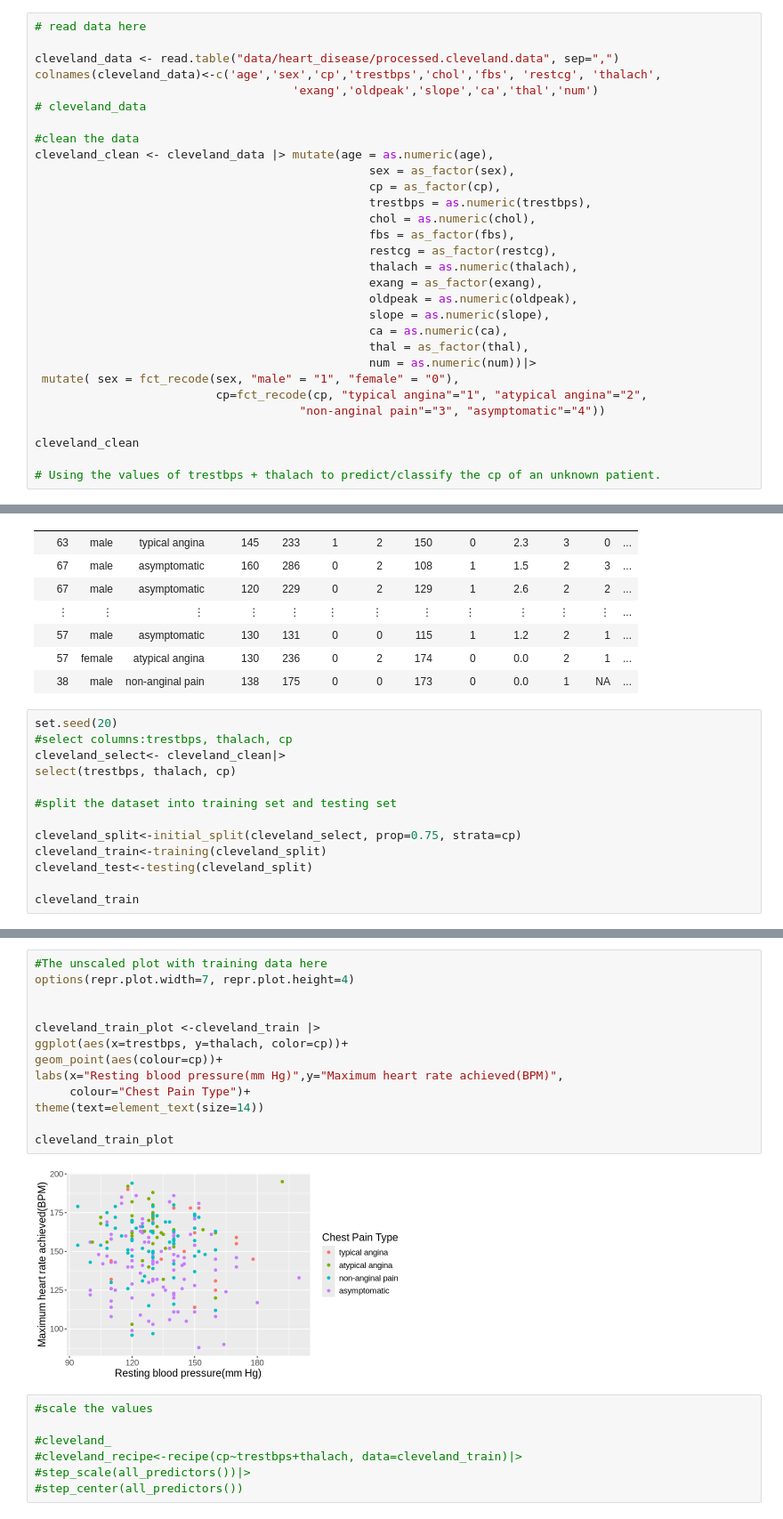
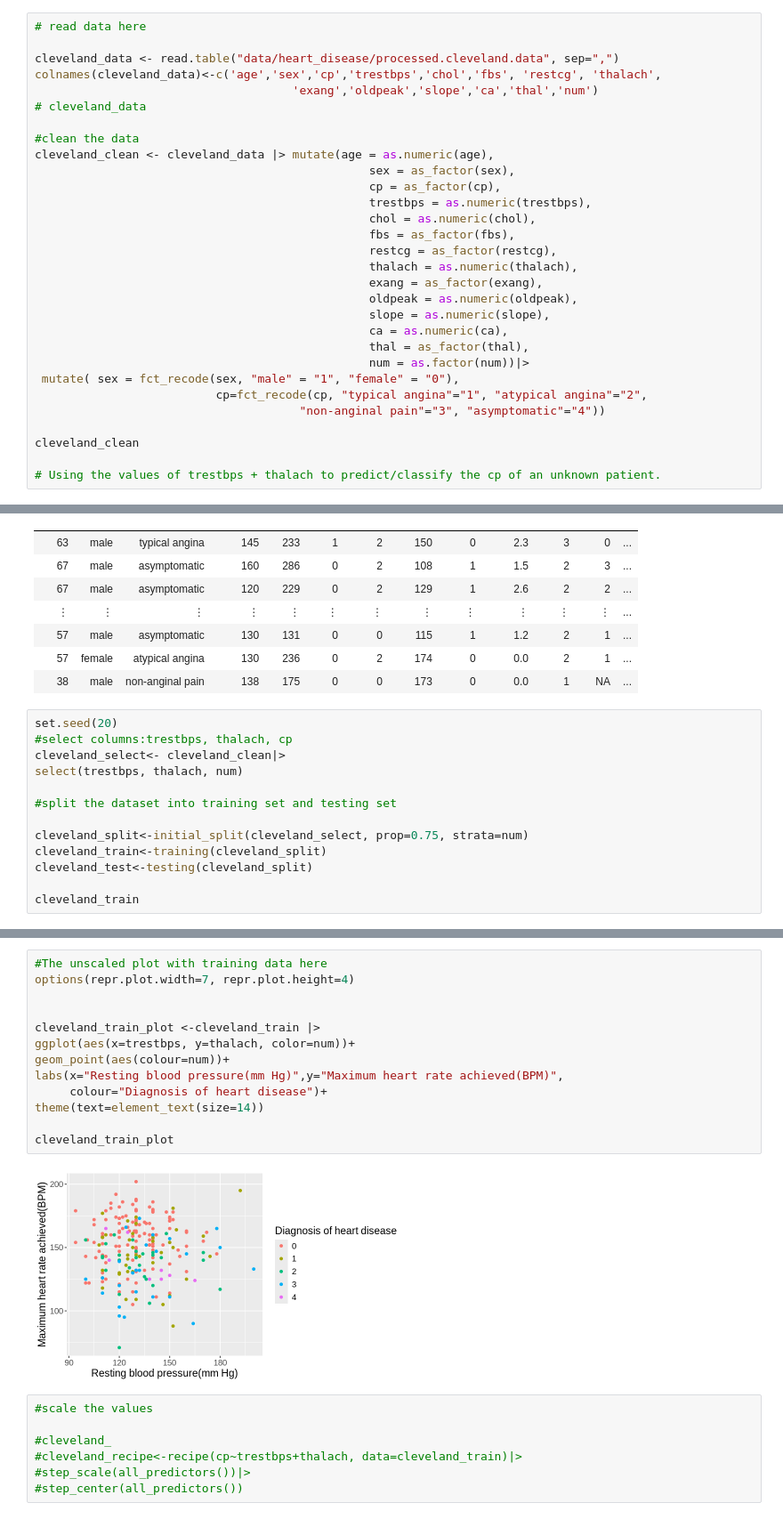
Before and after one commit to VivianFung2005/DSCI-100-s1-project-2024, a Jupyter notebook: project_proposal.ipynb, the cells around one changed output, grey strips where cells are left out. Shown at 89% size. Cells and saved outputs as stored; diff of their text form.

```diff
--- a/project_proposal.ipynb
+++ b/project_proposal.ipynb
@@ -76,7 +76,7 @@ cleveland_clean <- cleveland_data |> mutate(age = as.numeric(age),
                                                 slope = as.numeric(slope),
                                                 ca = as.numeric(ca),
                                                 thal = as_factor(thal),
-                                                num = as.numeric(num))|>
+                                                num = as.factor(num))|>
  mutate( sex = fct_recode(sex, "male" = "1", "female" = "0"),
                           cp=fct_recode(cp, "typical angina"="1", "atypical angina"="2",
                                       "non-anginal pain"="3", "asymptomatic"="4"))
@@ -104,11 +104,11 @@ A data.frame: 303 × 14
 set.seed(20)
 #select columns:trestbps, thalach, cp
 cleveland_select<- cleveland_clean|>
-select(trestbps, thalach, cp)
+select(trestbps, thalach, num)
 
 #split the dataset into training set and testing set
 
-cleveland_split<-initial_split(cleveland_select, prop=0.75, strata=cp)
+cleveland_split<-initial_split(cleveland_select, prop=0.75, strata=num)
 cleveland_train<-training(cleveland_split)
 cleveland_test<-testing(cleveland_split)
 
@@ -127,18 +127,18 @@ A data.frame: 226 × 3
 # %%
 #The unscaled plot with training data here
 options(repr.plot.width=7, repr.plot.height=4)
 
 
 cleveland_train_plot <-cleveland_train |>
-ggplot(aes(x=trestbps, y=thalach, color=cp))+
-geom_point(aes(colour=cp))+
+ggplot(aes(x=trestbps, y=thalach, color=num))+
+geom_point(aes(colour=num))+
 labs(x="Resting blood pressure(mm Hg)",y="Maximum heart rate achieved(BPM)",
-     colour="Chest Pain Type")+
+     colour="Diagnosis of heart disease")+
 theme(text=element_text(size=14))
 
 cleveland_train_plot
 # %% [output]
-[figure, old version]
+[figure, new version]
 # %%
 #scale the values
 
```
Also changed, not shown: parts of 3 cells of this notebook.
